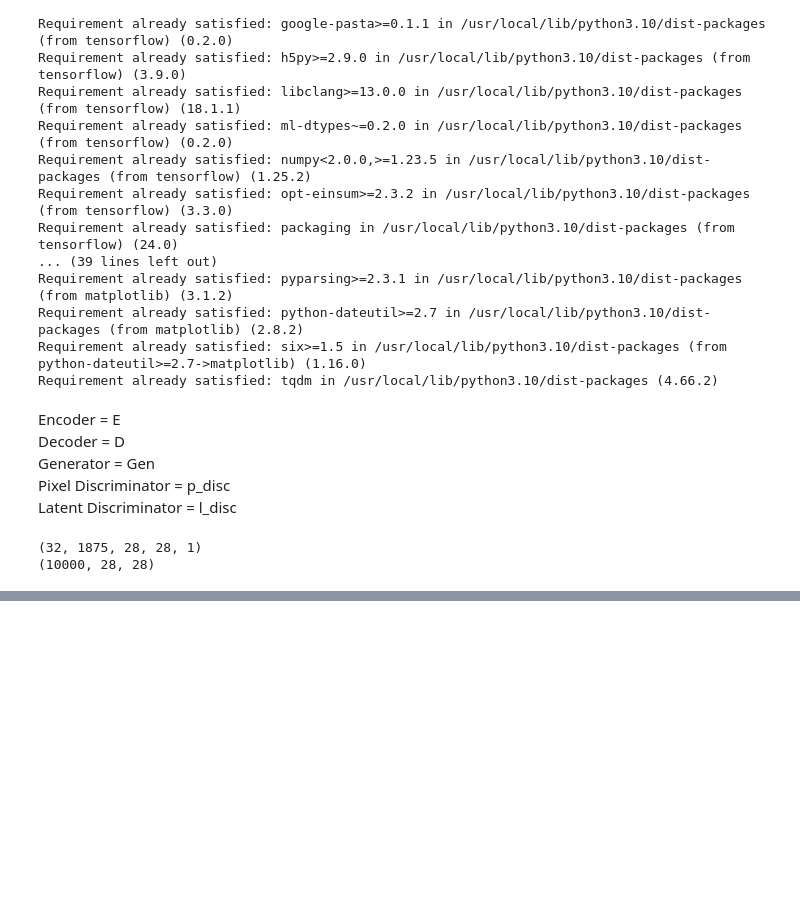
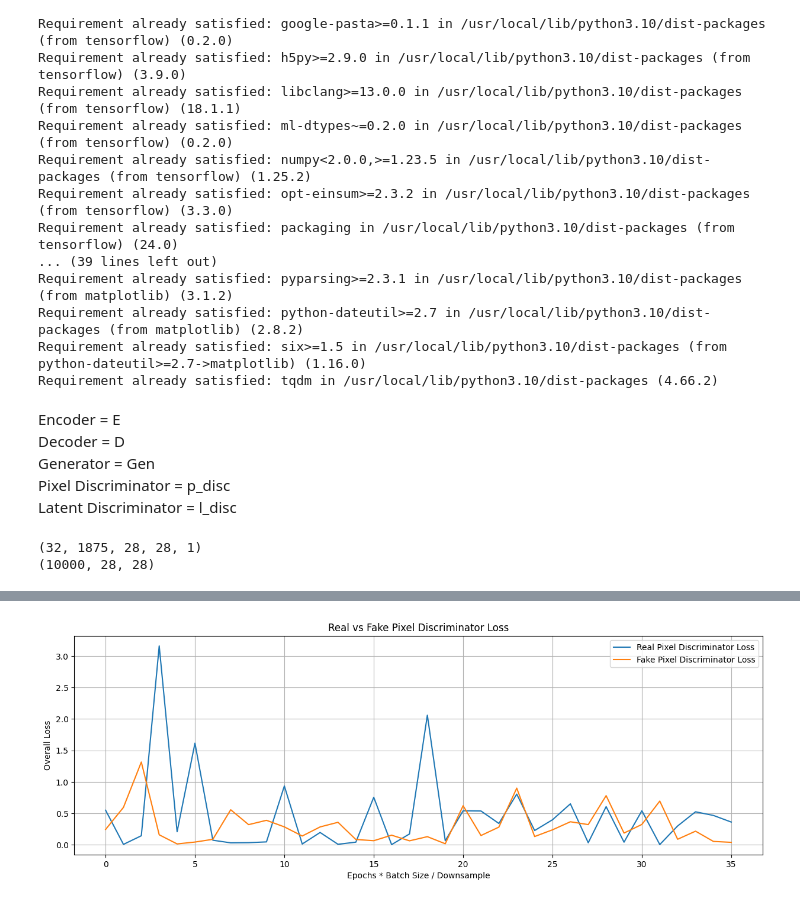
Before and after one commit to lucash-h/GANS, a Jupyter notebook: MGGAN.ipynb, the cells around one changed output, grey strips where cells are left out. Cells and saved outputs as stored; diff of their text form; code cells hidden in the pictures; blank space fills up the shorter version.

```diff
--- a/MGGAN.ipynb
+++ b/MGGAN.ipynb
@@ -565,11 +578,12 @@ plot_metrics(loss_log['total_generator_loss'],
 # %%
-plot_metrics(loss_log['total_generator_loss'],
-              'Generator Loss',
-              loss_log['total_pixel_discriminator_loss'],
-              'Pixel Discriminator Loss',
-              True,
-              10,
-              'Epochs * Batch Size / Downsample',
-              'Overall Loss',
-              'Latent Generator vs Pixel Discriminator Loss')
+plot_metrics(loss_log['real_pixel_discriminator_loss'],
+              'Real Pixel Discriminator Loss',
+              loss_log['fake_pixel_discriminator_loss'],
+              'Fake Pixel Discriminator Loss',
+              False,
+              x_title='Epochs * Batch Size / Downsample',
+              y_title ='Overall Loss',
+              plot_title = 'Real vs Fake Pixel Discriminator Loss')
+# %% [output]
+[figure, added]
 # %%
```
Also changed, not shown: parts of 14 cells of this notebook.
